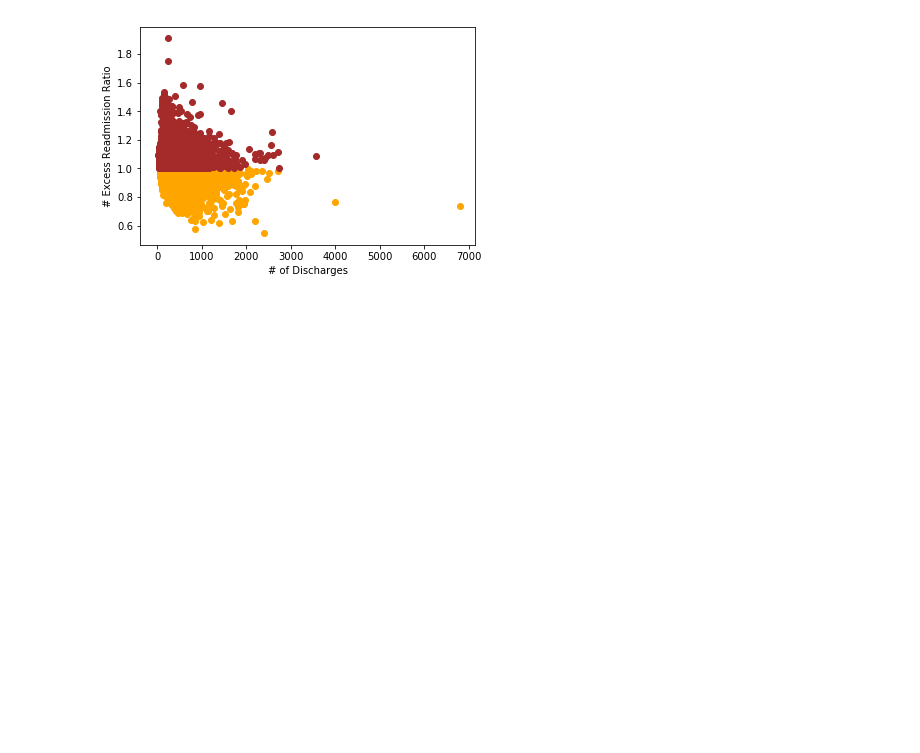
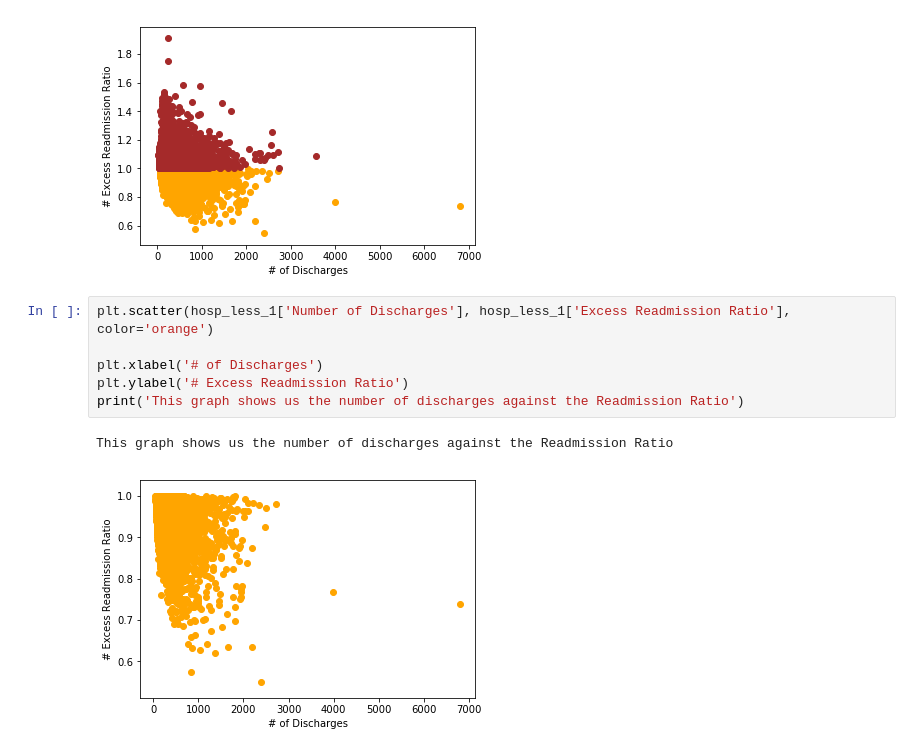
Before and after one commit to AlfredMtz/Springboard, a Jupyter notebook: Infer_stats_ mini_projects/sliderule_dsi_inferential_statistics_exercise_3-Alfredo.ipynb, the cells around one changed output. Saved outputs shown, nothing was run; the diff lists cells and outputs as text; blank space fills up the shorter version.

```diff
--- a/Infer_stats_ mini_projects/sliderule_dsi_inferential_statistics_exercise_3-Alfredo.ipynb
+++ b/Infer_stats_ mini_projects/sliderule_dsi_inferential_statistics_exercise_3-Alfredo.ipynb
@@ -249,3 +288,12 @@ print('This graph shows us the number of discharges against the Readmission Rati
 # %% [output]
 This graph shows us the number of discharges against the Readmission Ratio
 [figure]
+# %%
+plt.scatter(hosp_less_1['Number of Discharges'], hosp_less_1['Excess Readmission Ratio'], color='orange')
+
+plt.xlabel('# of Discharges')
+plt.ylabel('# Excess Readmission Ratio')
+print('This graph shows us the number of discharges against the Readmission Ratio')
+# %% [output]
+This graph shows us the number of discharges against the Readmission Ratio
+[figure, added]
```
Also changed, not shown: parts of 29 cells of this notebook.
